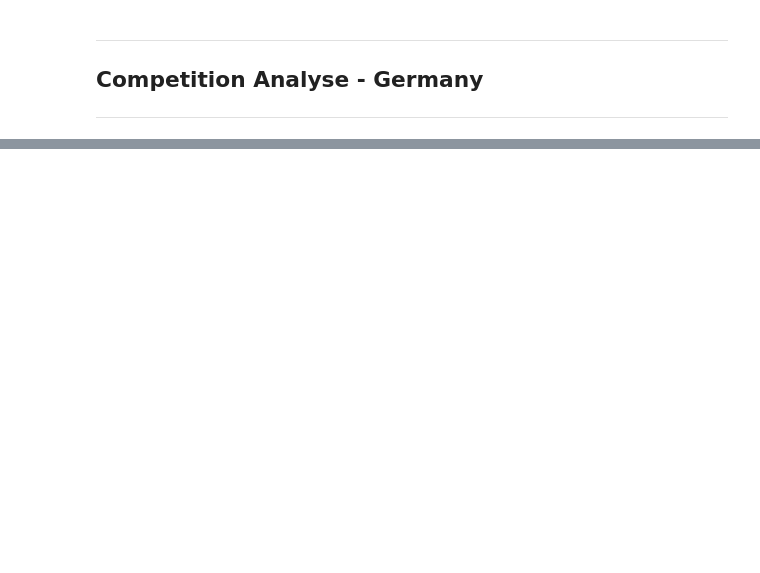
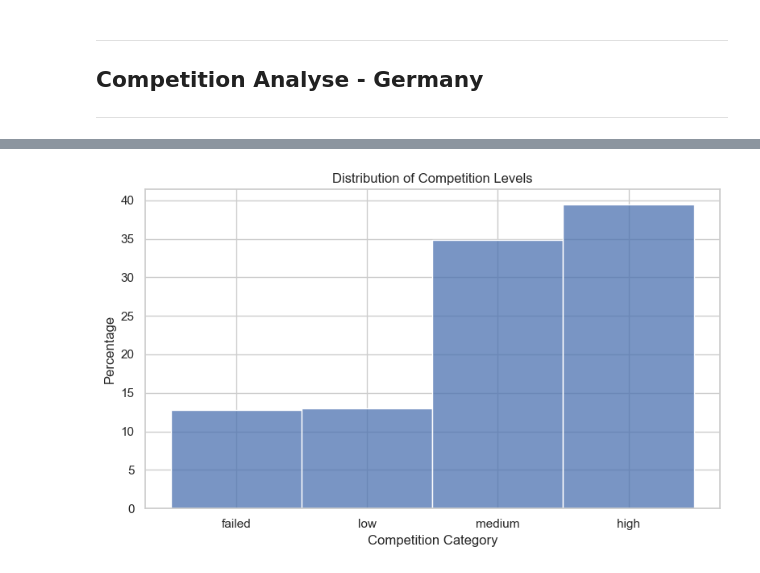
Before and after one commit to datascience-faina/public-procurement-support, a Jupyter notebook: notebooks/04_eda_competition.ipynb, the cells around one changed output, grey strips where cells are left out. Cells and saved outputs as stored; diff of their text form; code cells hidden in the pictures; blank space fills up the shorter version.

```diff
--- a/notebooks/04_eda_competition.ipynb
+++ b/notebooks/04_eda_competition.ipynb
@@ -182,6 +186,7 @@ AWARD_YEAR
 Name: count, dtype: int64
 # %%
 df = df.drop(columns=["AWARD_YEAR", "AWARD_MONTH"])
+df_de = df_de.drop(columns=["AWARD_YEAR", "AWARD_MONTH"])
 # %% [markdown]
 #### Notes: Key Insights for Modelling Competition
 1. Failed tenders are structurally uneven across countries
@@ -222,0 +241,5 @@ df_de[["IS_FAILED_TENDER", "IS_LOW_COMPETITION", "OFFERS_BIN"]].describe()
+# %%
+# distribution of competition levels
+plot_offers_bin_distribution(df_de, save=True, path = visual_de)
+# %% [output]
+[figure, added]
```
Also changed, not shown: parts of 16 cells of this notebook, 13 other files.
